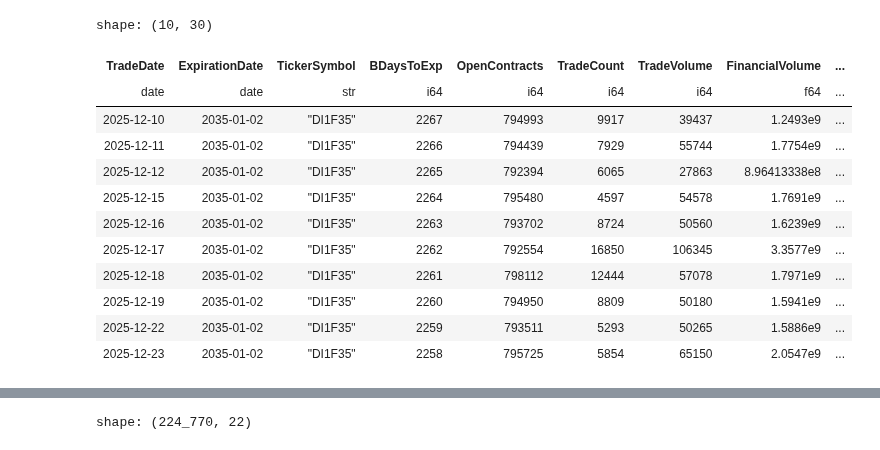
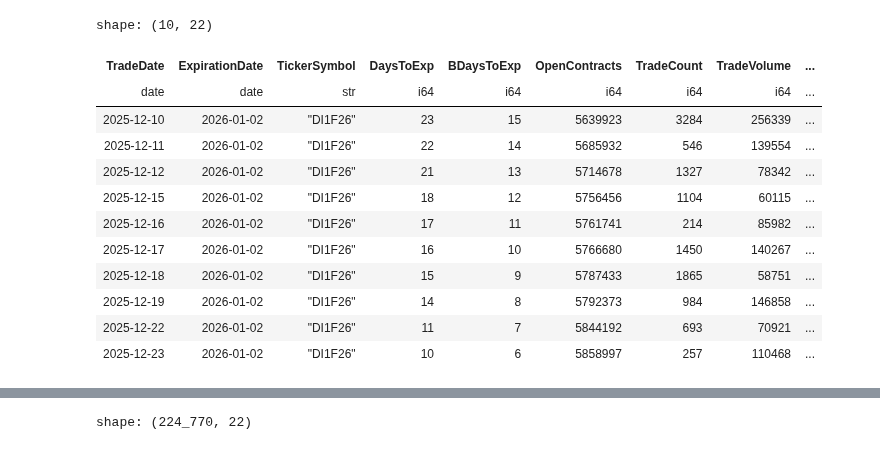
Before and after one commit to crdcj/pyield-data, a Jupyter notebook: notebooks/check_di.ipynb, the cells around one changed output, grey strips where cells are left out. Cells and saved outputs as stored; diff of their text form; code cells hidden in the pictures.

```diff
--- a/notebooks/check_di.ipynb
+++ b/notebooks/check_di.ipynb
@@ -22,19 +22,19 @@ shape: (224_770, 30)
 # %%
-df.filter(pl.col("TickerSymbol") == "DI1F35").sort("TradeDate").tail(10)
+df.unique(subset="TradeDate").sort("TradeDate").tail(10)
 # %% [output]
-shape: (10, 30)
+shape: (10, 22)
-| TradeDate | ExpirationDate | TickerSymbol | BDaysToExp | OpenContracts | TradeCount | TradeVolume | FinancialVolume | ... |
-| date | date | str | i64 | i64 | i64 | i64 | f64 | ... |
-| 2025-12-10 | 2035-01-02 | "DI1F35" | 2267 | 794993 | 9917 | 39437 | 1.2493e9 | ... |
-| 2025-12-11 | 2035-01-02 | "DI1F35" | 2266 | 794439 | 7929 | 55744 | 1.7754e9 | ... |
-| 2025-12-12 | 2035-01-02 | "DI1F35" | 2265 | 792394 | 6065 | 27863 | 8.96413338e8 | ... |
-| 2025-12-15 | 2035-01-02 | "DI1F35" | 2264 | 795480 | 4597 | 54578 | 1.7691e9 | ... |
-| 2025-12-16 | 2035-01-02 | "DI1F35" | 2263 | 793702 | 8724 | 50560 | 1.6239e9 | ... |
-| 2025-12-17 | 2035-01-02 | "DI1F35" | 2262 | 792554 | 16850 | 106345 | 3.3577e9 | ... |
-| 2025-12-18 | 2035-01-02 | "DI1F35" | 2261 | 798112 | 12444 | 57078 | 1.7971e9 | ... |
-| 2025-12-19 | 2035-01-02 | "DI1F35" | 2260 | 794950 | 8809 | 50180 | 1.5941e9 | ... |
-| 2025-12-22 | 2035-01-02 | "DI1F35" | 2259 | 793511 | 5293 | 50265 | 1.5886e9 | ... |
-| 2025-12-23 | 2035-01-02 | "DI1F35" | 2258 | 795725 | 5854 | 65150 | 2.0547e9 | ... |
+| TradeDate | ExpirationDate | TickerSymbol | DaysToExp | BDaysToExp | OpenContracts | TradeCount | TradeVolume | ... |
+| date | date | str | i64 | i64 | i64 | i64 | i64 | ... |
+| 2025-12-10 | 2026-01-02 | "DI1F26" | 23 | 15 | 5639923 | 3284 | 256339 | ... |
+| 2025-12-11 | 2026-01-02 | "DI1F26" | 22 | 14 | 5685932 | 546 | 139554 | ... |
+| 2025-12-12 | 2026-01-02 | "DI1F26" | 21 | 13 | 5714678 | 1327 | 78342 | ... |
+| 2025-12-15 | 2026-01-02 | "DI1F26" | 18 | 12 | 5756456 | 1104 | 60115 | ... |
+| 2025-12-16 | 2026-01-02 | "DI1F26" | 17 | 11 | 5761741 | 214 | 85982 | ... |
+| 2025-12-17 | 2026-01-02 | "DI1F26" | 16 | 10 | 5766680 | 1450 | 140267 | ... |
+| 2025-12-18 | 2026-01-02 | "DI1F26" | 15 | 9 | 5787433 | 1865 | 58751 | ... |
+| 2025-12-19 | 2026-01-02 | "DI1F26" | 14 | 8 | 5792373 | 984 | 146858 | ... |
+| 2025-12-22 | 2026-01-02 | "DI1F26" | 11 | 7 | 5844192 | 693 | 70921 | ... |
+| 2025-12-23 | 2026-01-02 | "DI1F26" | 10 | 6 | 5858997 | 257 | 110468 | ... |
 # %%
 import pyield as yd
 
```
Also changed, not shown: parts of 5 cells of this notebook, 1 other file.
